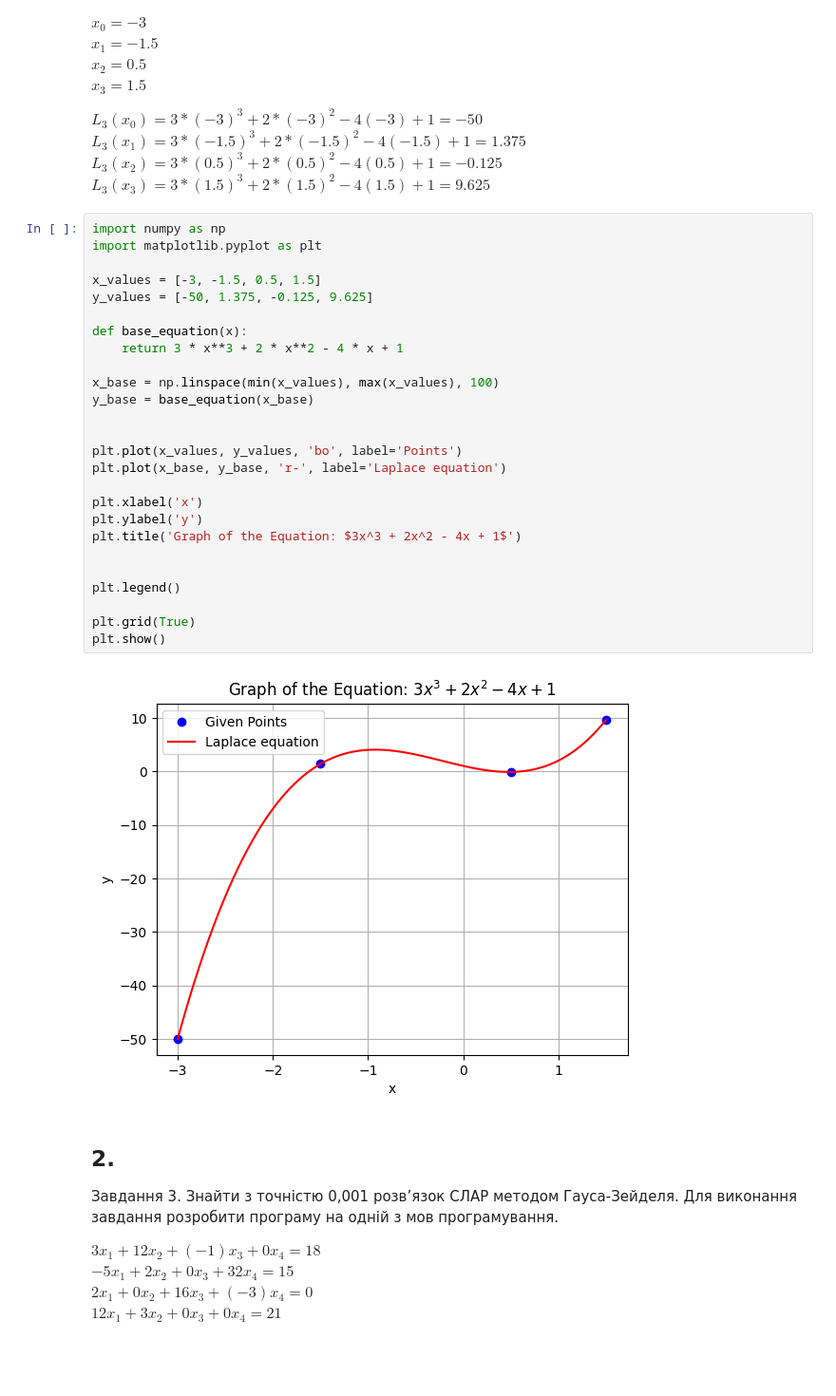
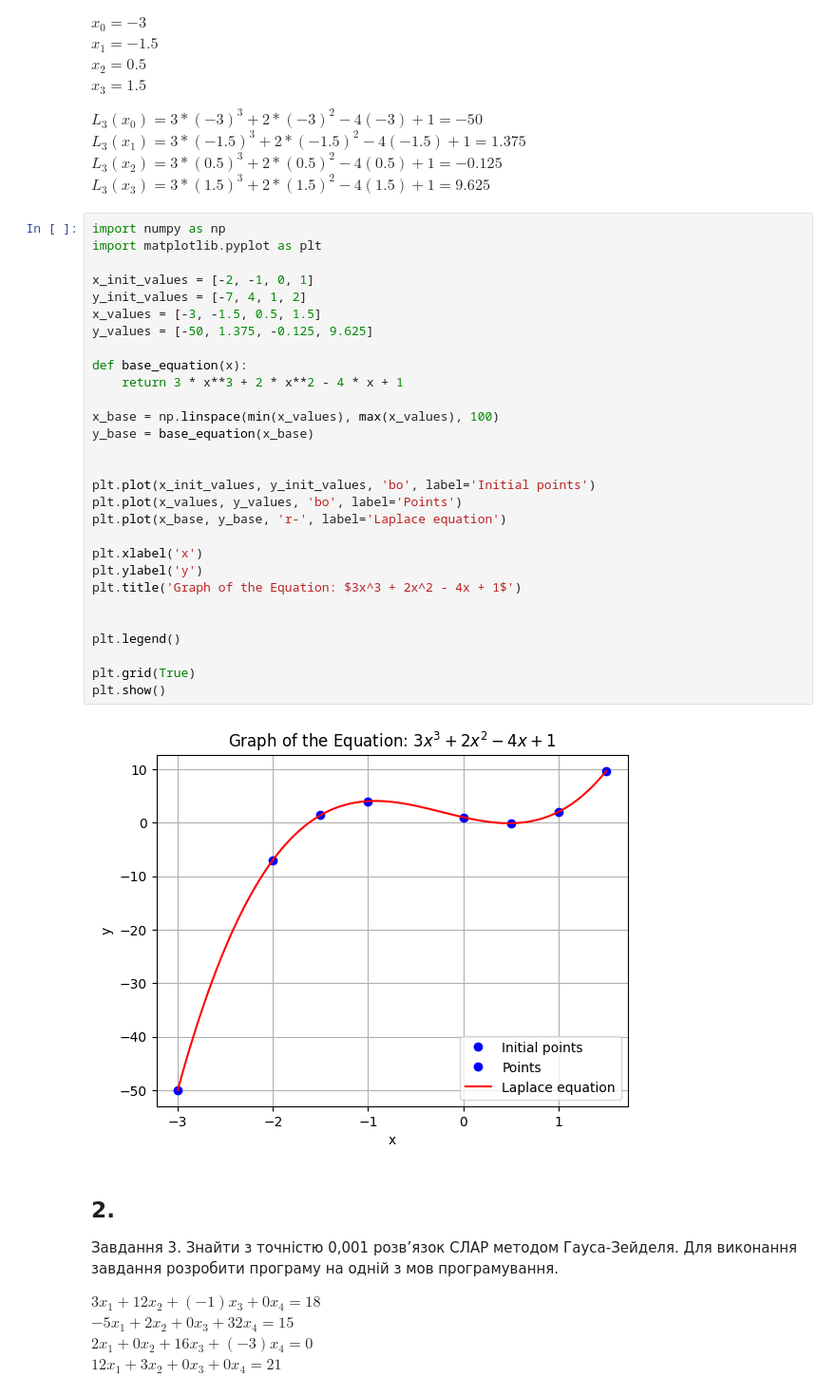
Before and after one commit to noby-y/Math-modelling-and-optimization, a Jupyter notebook: HW2.ipynb, the cells around one changed output. Shown at 95% size. Drawn from its saved outputs; the diff is of its cells as text; blank space fills up the shorter version.

Commit message:
add: initial points graphed

```diff
--- a/HW2.ipynb
+++ b/HW2.ipynb
@@ -56,31 +56,34 @@ $L_3(x_3) = 3 * (1.5)^3 + 2 * (1.5)^2 - 4(1.5) + 1 = 9.625$
 # %%
 import numpy as np
 import matplotlib.pyplot as plt
 
+x_init_values = [-2, -1, 0, 1]
+y_init_values = [-7, 4, 1, 2]
 x_values = [-3, -1.5, 0.5, 1.5]
 y_values = [-50, 1.375, -0.125, 9.625]
 
 def base_equation(x):
     return 3 * x**3 + 2 * x**2 - 4 * x + 1
 
 x_base = np.linspace(min(x_values), max(x_values), 100)
 y_base = base_equation(x_base)
 
 
+plt.plot(x_init_values, y_init_values, 'bo', label='Initial points')
 plt.plot(x_values, y_values, 'bo', label='Points')
 plt.plot(x_base, y_base, 'r-', label='Laplace equation')
 
 plt.xlabel('x')
 plt.ylabel('y')
 plt.title('Graph of the Equation: $3x^3 + 2x^2 - 4x + 1$')
 
 
 plt.legend()
 
 plt.grid(True)
 plt.show()
 # %% [output]
-[figure, old version]
+[figure, new version]
 # %% [markdown]
 ## 2.
 Завдання 3. Знайти з точністю 0,001 розв’язок СЛАР методом Гауса-Зейделя. Для виконання завдання розробити програму на одній з мов програмування.
```
